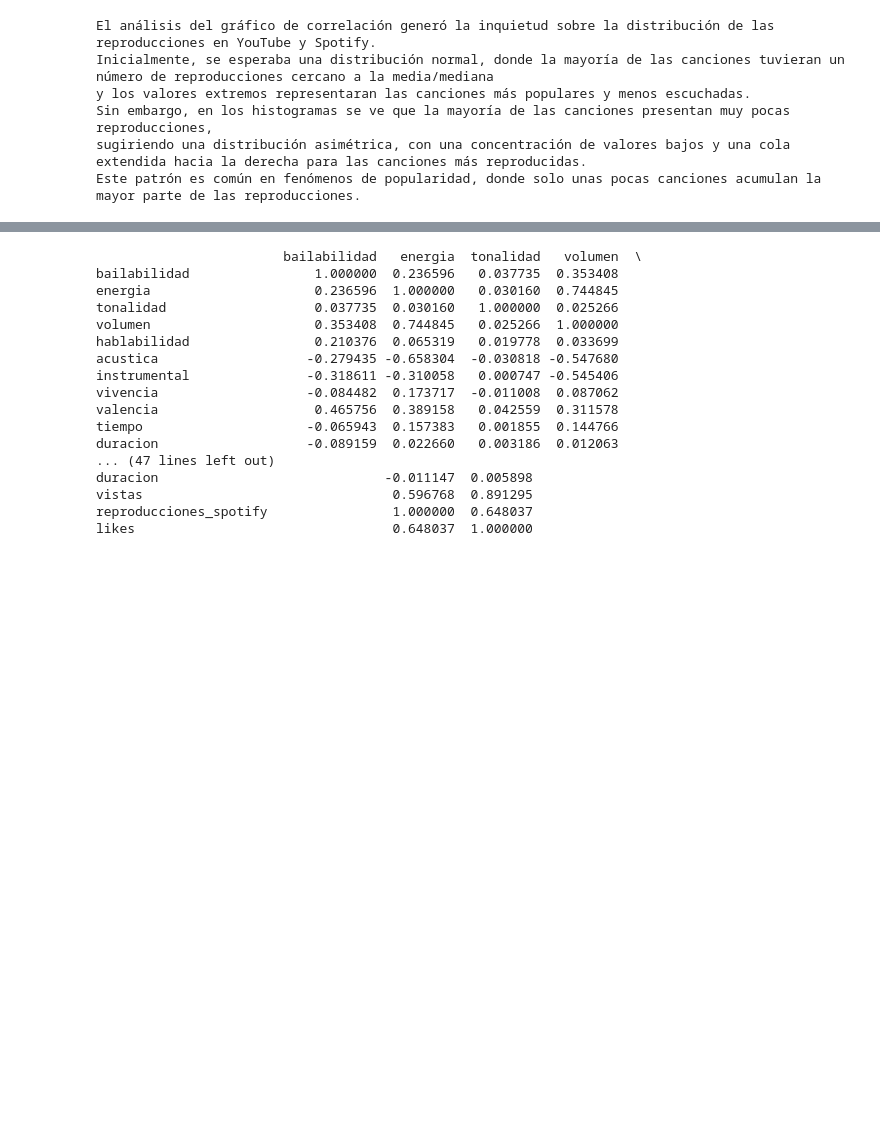
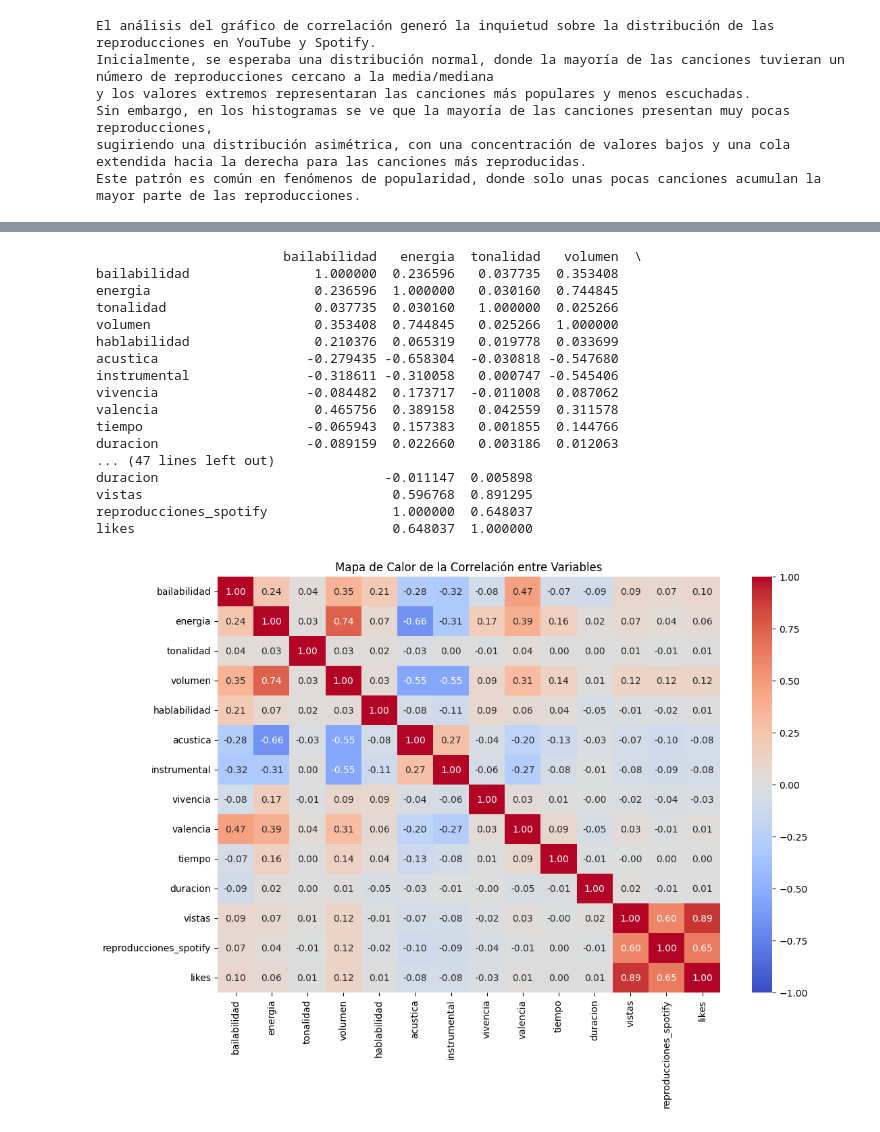
Before and after one commit to federico-700/TP1_spotify_youtube, a Jupyter notebook: Proyecto_spotify_youtube_parte_1_Domañski.ipynb, the cells around one changed output, grey strips where cells are left out. Saved outputs shown, nothing was run; the diff lists cells and outputs as text; code cells hidden in the pictures; blank space fills up the shorter version.

Commit message:
grafico correlación

```diff
--- a/Proyecto_spotify_youtube_parte_1_Domañski.ipynb
+++ b/Proyecto_spotify_youtube_parte_1_Domañski.ipynb
@@ -575,28 +577,34 @@ Promedio de reproducciones si la cancion si sale un un compilado:  81655223.2550
-# %%
-#correlacion_total=df_limpio_1[['bailabilidad','energia','tonalidad','volumen','hablabilidad','acustica','instrumental','vivencia','valencia','tiempo','duracion','vistas','likes','comentarios','reproducciones_spotify']].corr()
-
-
-
-#correlacion_total=df_limpio_1[['bailabilidad','energia','tonalidad','volumen']].corr()
-correlacion_total=df_limpio_1[['bailabilidad','energia','tonalidad','volumen','hablabilidad','acustica','instrumental','vivencia','valencia','tiempo','duracion','vistas','reproducciones_spotify','likes']].corr()
-
-
-print(correlacion_total)
-# %% [output]
-                        bailabilidad   energia  tonalidad   volumen  \
-bailabilidad                1.000000  0.236596   0.037735  0.353408
-energia                     0.236596  1.000000   0.030160  0.744845
-tonalidad                   0.037735  0.030160   1.000000  0.025266
-volumen                     0.353408  0.744845   0.025266  1.000000
-hablabilidad                0.210376  0.065319   0.019778  0.033699
-acustica                   -0.279435 -0.658304  -0.030818 -0.547680
-instrumental               -0.318611 -0.310058   0.000747 -0.545406
-vivencia                   -0.084482  0.173717  -0.011008  0.087062
-valencia                    0.465756  0.389158   0.042559  0.311578
-tiempo                     -0.065943  0.157383   0.001855  0.144766
-duracion                   -0.089159  0.022660   0.003186  0.012063
-... (47 lines left out)
-duracion                             -0.011147  0.005898
-vistas                                0.596768  0.891295
-reproducciones_spotify                1.000000  0.648037
-likes                                 0.648037  1.000000
+# %%
+#Analisis pendiente: Correlacion
+#hay muchos datos interesantes para ver....pero quedan para la proxima, solo dejo el grafico....esta sera la base para hacer los modelos de regresion o clasificacion
+
+correlacion_total=df_limpio_1[['bailabilidad','energia','tonalidad','volumen','hablabilidad','acustica','instrumental','vivencia','valencia','tiempo','duracion','vistas','reproducciones_spotify','likes']].corr()
+print(correlacion_total)
+
+
+import seaborn as sns
+import matplotlib.pyplot as plt
+
+plt.figure(figsize=(12, 8))
+sns.heatmap(correlacion_total, annot=True, cmap='coolwarm', fmt='.2f', vmin=-1, vmax=1)
+plt.title("Mapa de Calor de la Correlación entre Variables")
+plt.show()
+# %% [output]
+                        bailabilidad   energia  tonalidad   volumen  \
+bailabilidad                1.000000  0.236596   0.037735  0.353408
+energia                     0.236596  1.000000   0.030160  0.744845
+tonalidad                   0.037735  0.030160   1.000000  0.025266
+volumen                     0.353408  0.744845   0.025266  1.000000
+hablabilidad                0.210376  0.065319   0.019778  0.033699
+acustica                   -0.279435 -0.658304  -0.030818 -0.547680
+instrumental               -0.318611 -0.310058   0.000747 -0.545406
+vivencia                   -0.084482  0.173717  -0.011008  0.087062
+valencia                    0.465756  0.389158   0.042559  0.311578
+tiempo                     -0.065943  0.157383   0.001855  0.144766
+duracion                   -0.089159  0.022660   0.003186  0.012063
+... (47 lines left out)
+duracion                             -0.011147  0.005898
+vistas                                0.596768  0.891295
+reproducciones_spotify                1.000000  0.648037
+likes                                 0.648037  1.000000
+[figure, added]
```
Also changed, not shown: parts of 11 cells of this notebook.
